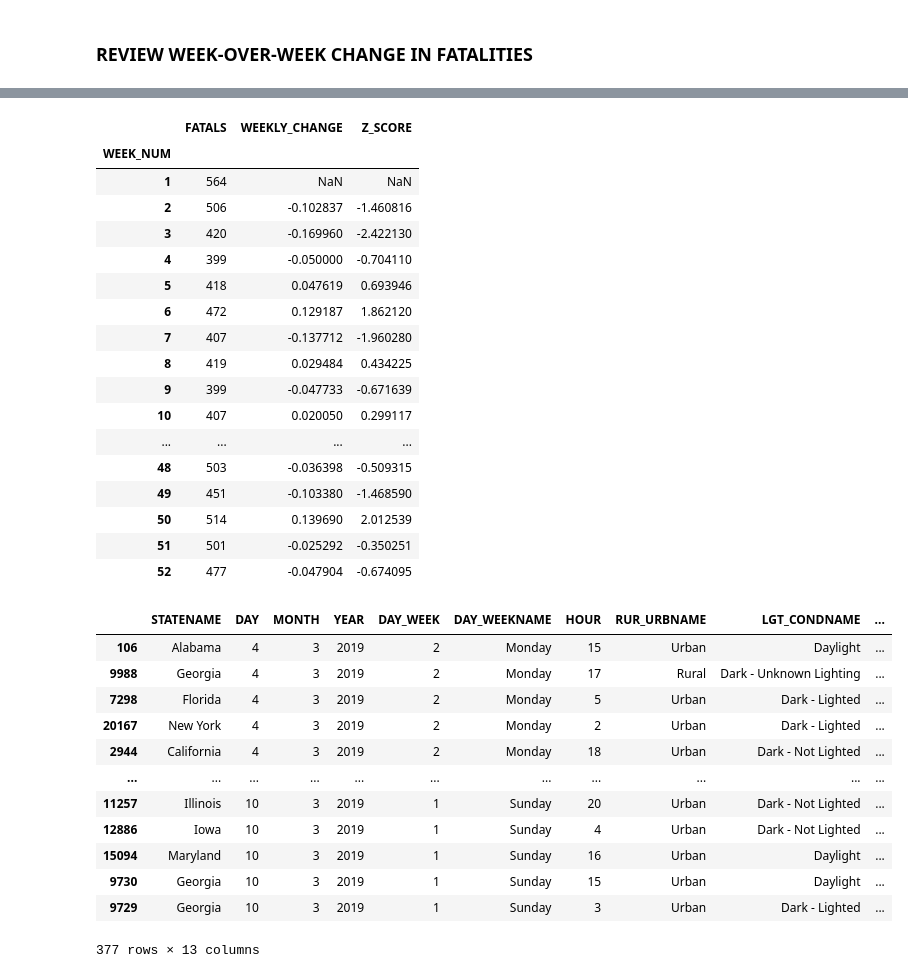
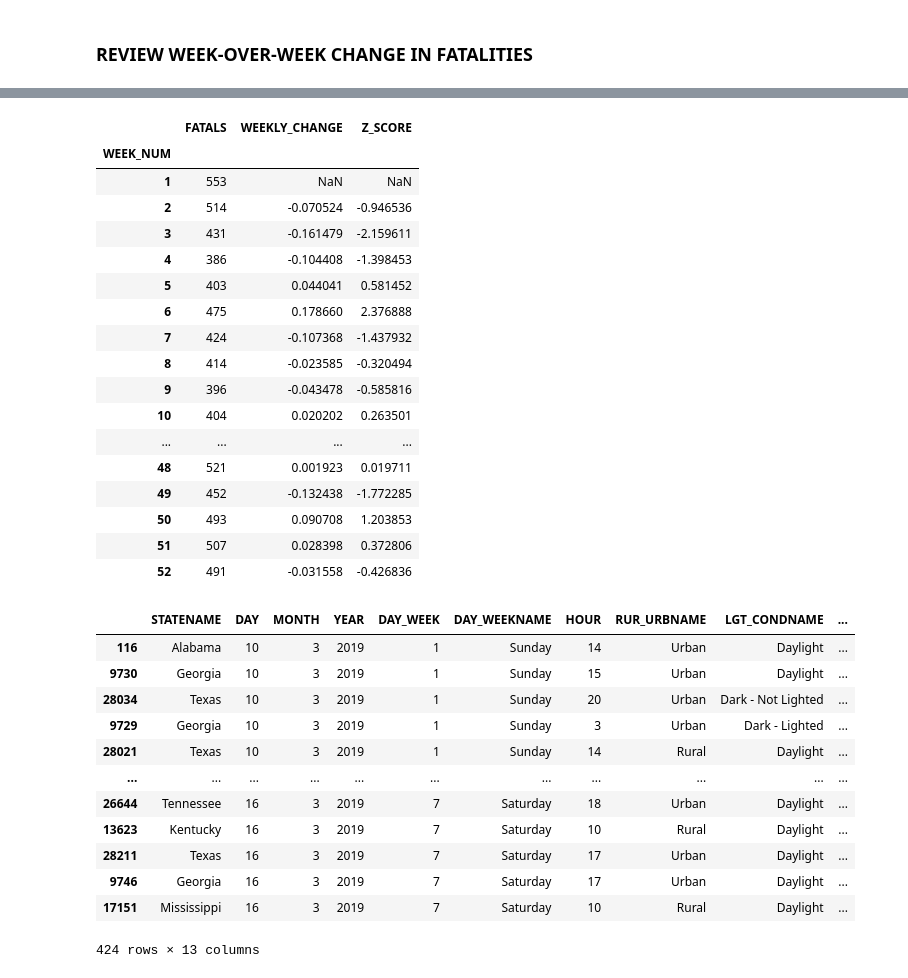
Before and after one commit to vieravfg/Analysis-of-Traffic-Fatalities, a Jupyter notebook: main.ipynb, the cells around one changed output, grey strips where cells are left out. Saved outputs shown, nothing was run; the diff lists cells and outputs as text; code cells hidden in the pictures.

```diff
--- a/main.ipynb
+++ b/main.ipynb
@@ -55,7 +56,8 @@ df.drop(axis=1, labels=["DRUNK_DR"], inplace=True)
 # %%
 # ADD DATE AND WEEKNUM
 df["DATE"] = pd.to_datetime(df[["YEAR", "MONTH", "DAY"]])
-df["WEEK_NUM"] = df["DATE"].dt.week
+#df["WEEK_NUM"] = df["DATE"].dt.week
+df['WEEK_NUM'] = df['DATE'].apply(lambda x: (x + dt.timedelta(days=1)).week)
 # %%
 # SPLIT SAMPLE AND CONTROL
 control_states = ["Arizona", "Hawaii"] #These states do not observe DLS
@@ -156,35 +158,35 @@ week_summary
 # %% [output]
 |  | FATALS | WEEKLY_CHANGE | Z_SCORE |
 | WEEK_NUM |  |  |  |
-| 1 | 564 | NaN | NaN |
-| 2 | 506 | -0.102837 | -1.460816 |
-| 3 | 420 | -0.169960 | -2.422130 |
-| 4 | 399 | -0.050000 | -0.704110 |
-| 5 | 418 | 0.047619 | 0.693946 |
-| 6 | 472 | 0.129187 | 1.862120 |
-| 7 | 407 | -0.137712 | -1.960280 |
-| 8 | 419 | 0.029484 | 0.434225 |
-| 9 | 399 | -0.047733 | -0.671639 |
-| 10 | 407 | 0.020050 | 0.299117 |
+| 1 | 553 | NaN | NaN |
+| 2 | 514 | -0.070524 | -0.946536 |
+| 3 | 431 | -0.161479 | -2.159611 |
+| 4 | 386 | -0.104408 | -1.398453 |
+| 5 | 403 | 0.044041 | 0.581452 |
+| 6 | 475 | 0.178660 | 2.376888 |
+| 7 | 424 | -0.107368 | -1.437932 |
+| 8 | 414 | -0.023585 | -0.320494 |
+| 9 | 396 | -0.043478 | -0.585816 |
+| 10 | 404 | 0.020202 | 0.263501 |
 | ... | ... | ... | ... |
-| 48 | 503 | -0.036398 | -0.509315 |
-| 49 | 451 | -0.103380 | -1.468590 |
-| 50 | 514 | 0.139690 | 2.012539 |
-| 51 | 501 | -0.025292 | -0.350251 |
-| 52 | 477 | -0.047904 | -0.674095 |
+| 48 | 521 | 0.001923 | 0.019711 |
+| 49 | 452 | -0.132438 | -1.772285 |
+| 50 | 493 | 0.090708 | 1.203853 |
+| 51 | 507 | 0.028398 | 0.372806 |
+| 52 | 491 | -0.031558 | -0.426836 |
 # %%
-sample_df[sample_df["WEEK_NUM"]==10].sort_values(by="DATE")
+sample_df[sample_df["WEEK_NUM"]==11].sort_values(by="DATE")
 # %% [output]
 |  | STATENAME | DAY | MONTH | YEAR | DAY_WEEK | DAY_WEEKNAME | HOUR | RUR_URBNAME | LGT_CONDNAME | ... |
-| 106 | Alabama | 4 | 3 | 2019 | 2 | Monday | 15 | Urban | Daylight | ... |
-| 9988 | Georgia | 4 | 3 | 2019 | 2 | Monday | 17 | Rural | Dark - Unknown Lighting | ... |
-| 7298 | Florida | 4 | 3 | 2019 | 2 | Monday | 5 | Urban | Dark - Lighted | ... |
-| 20167 | New York | 4 | 3 | 2019 | 2 | Monday | 2 | Urban | Dark - Lighted | ... |
-| 2944 | California | 4 | 3 | 2019 | 2 | Monday | 18 | Urban | Dark - Not Lighted | ... |
+| 116 | Alabama | 10 | 3 | 2019 | 1 | Sunday | 14 | Urban | Daylight | ... |
+| 9730 | Georgia | 10 | 3 | 2019 | 1 | Sunday | 15 | Urban | Daylight | ... |
+| 28034 | Texas | 10 | 3 | 2019 | 1 | Sunday | 20 | Urban | Dark - Not Lighted | ... |
+| 9729 | Georgia | 10 | 3 | 2019 | 1 | Sunday | 3 | Urban | Dark - Lighted | ... |
+| 28021 | Texas | 10 | 3 | 2019 | 1 | Sunday | 14 | Rural | Daylight | ... |
 | ... | ... | ... | ... | ... | ... | ... | ... | ... | ... | ... |
-| 11257 | Illinois | 10 | 3 | 2019 | 1 | Sunday | 20 | Urban | Dark - Not Lighted | ... |
-| 12886 | Iowa | 10 | 3 | 2019 | 1 | Sunday | 4 | Urban | Dark - Not Lighted | ... |
-| 15094 | Maryland | 10 | 3 | 2019 | 1 | Sunday | 16 | Urban | Daylight | ... |
-| 9730 | Georgia | 10 | 3 | 2019 | 1 | Sunday | 15 | Urban | Daylight | ... |
-| 9729 | Georgia | 10 | 3 | 2019 | 1 | Sunday | 3 | Urban | Dark - Lighted | ... |
+| 26644 | Tennessee | 16 | 3 | 2019 | 7 | Saturday | 18 | Urban | Daylight | ... |
+| 13623 | Kentucky | 16 | 3 | 2019 | 7 | Saturday | 10 | Rural | Daylight | ... |
+| 28211 | Texas | 16 | 3 | 2019 | 7 | Saturday | 17 | Urban | Daylight | ... |
+| 9746 | Georgia | 16 | 3 | 2019 | 7 | Saturday | 17 | Urban | Daylight | ... |
+| 17151 | Mississippi | 16 | 3 | 2019 | 7 | Saturday | 10 | Rural | Daylight | ... |
-377 rows × 13 columns
+424 rows × 13 columns
```
Also changed, not shown: parts of 4 cells of this notebook.
